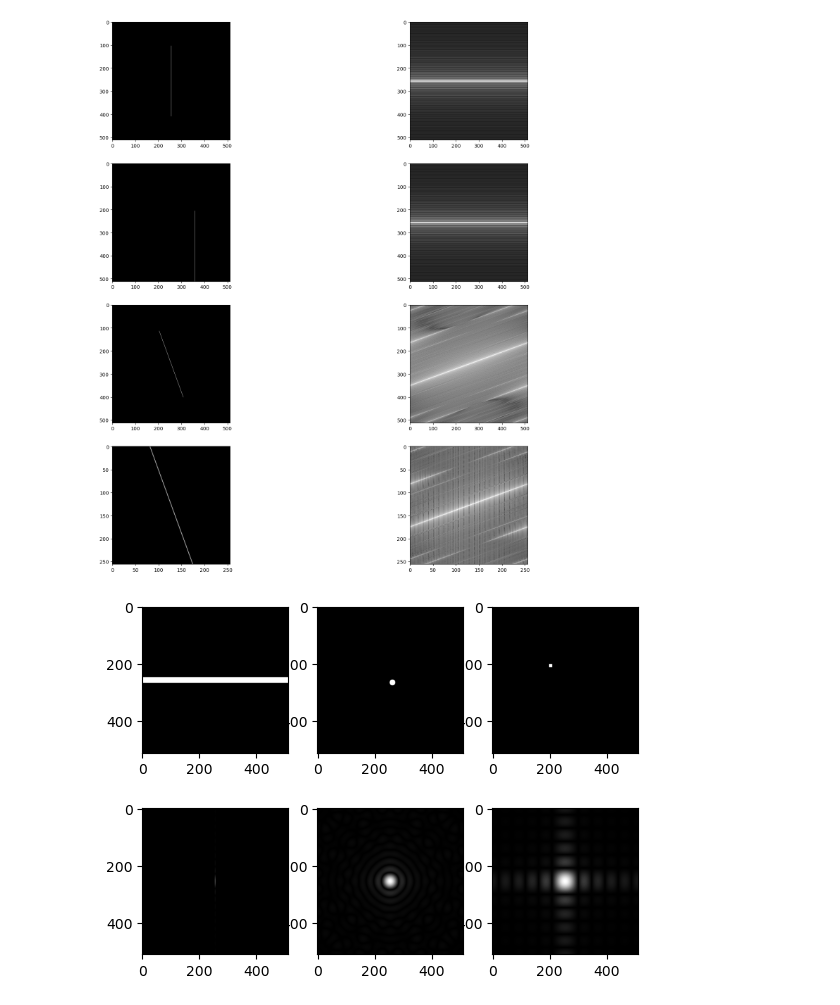
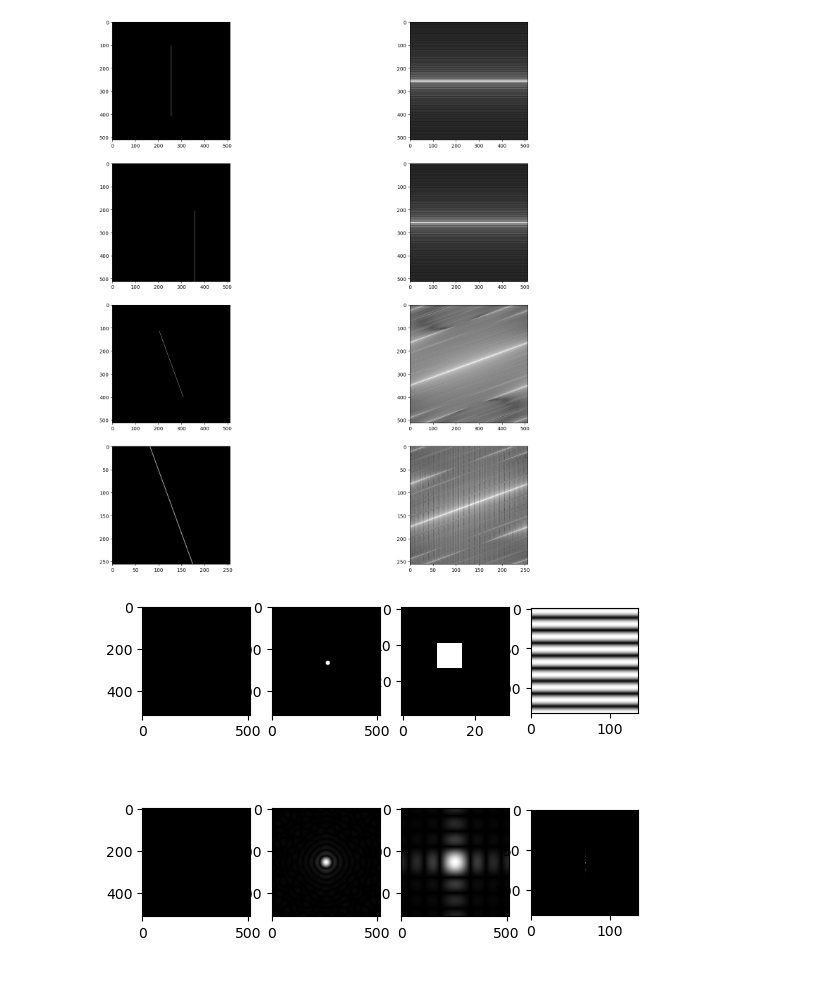
Before and after one commit to IgnacioFucksmann/PDI_2023, a Jupyter notebook: tp_05.ipynb, the cells around one changed output. Cells and saved outputs as stored; diff of their text form; code cells hidden in the pictures; blank space fills up the shorter version.

```diff
--- a/tp_05.ipynb
+++ b/tp_05.ipynb
@@ -93,36 +93,44 @@ from matplotlib import pyplot as plt
 # %%
 base = np.zeros((512,512))
 H,W=base.shape
 
+tuki = cv.imread('imagenes/tuki.png',cv.IMREAD_GRAYSCALE)
+tukifft = np.fft.fft2(tuki)
+tukifft = np.fft.fftshift(tukifft)
+tukifft = cv.magnitude(np.real(tukifft), np.imag(tukifft))
+
 hori=np.copy(base)
-range=10
-hori[int(H/2)-range:int(H/2)+range,:]=255
+
+
 
 horifft = np.fft.fft2(hori)
 horifft = np.fft.fftshift(horifft)
 horifft = cv.magnitude(np.real(horifft), np.imag(horifft))
 
 
 circulo = cv.circle(np.copy(base),(264,264), 10,white,-1)
 circlefft = np.fft.fft2(circulo)
 circlefft = np.fft.fftshift(circlefft)
 circlefft = cv.magnitude(np.real(circlefft), np.imag(circlefft))
 
-rectangulo = cv.rectangle(np.copy(base),(200,200),(250,210),white,-1)
+rectangulo = cv.rectangle(np.copy(base),(200,200),(206,206),white,-1)
 rectfft = np.fft.fft2(rectangulo)
 rectfft = np.fft.fftshift(rectfft)
 rectfft = cv.magnitude(np.real(rectfft), np.imag(rectfft))
 
-fig,ax=plt.subplots(2,3)
+fig,ax=plt.subplots(2,4)
 ax[0,0].imshow(hori,cmap="gray",vmin=0,vmax=255)
 ax[1,0].imshow(horifft,cmap="gray")
 
 ax[0,1].imshow(circulo,cmap="gray")
 ax[1,1].imshow(circlefft,cmap="gray")
 
-ax[0,2].imshow(rectangulo,cmap="gray")
+ax[0,2].imshow(rectangulo[190:220,190:220],cmap="gray")
 ax[1,2].imshow(rectfft,cmap="gray")
 
+ax[0,3].imshow(tuki,cmap="gray")
+ax[1,3].imshow(tukifft,cmap="gray")
+
 plt.show()
 # %% [output]
-[figure, old version]
+[figure, new version]
```
Also changed, not shown: parts of 1 cell of this notebook.
